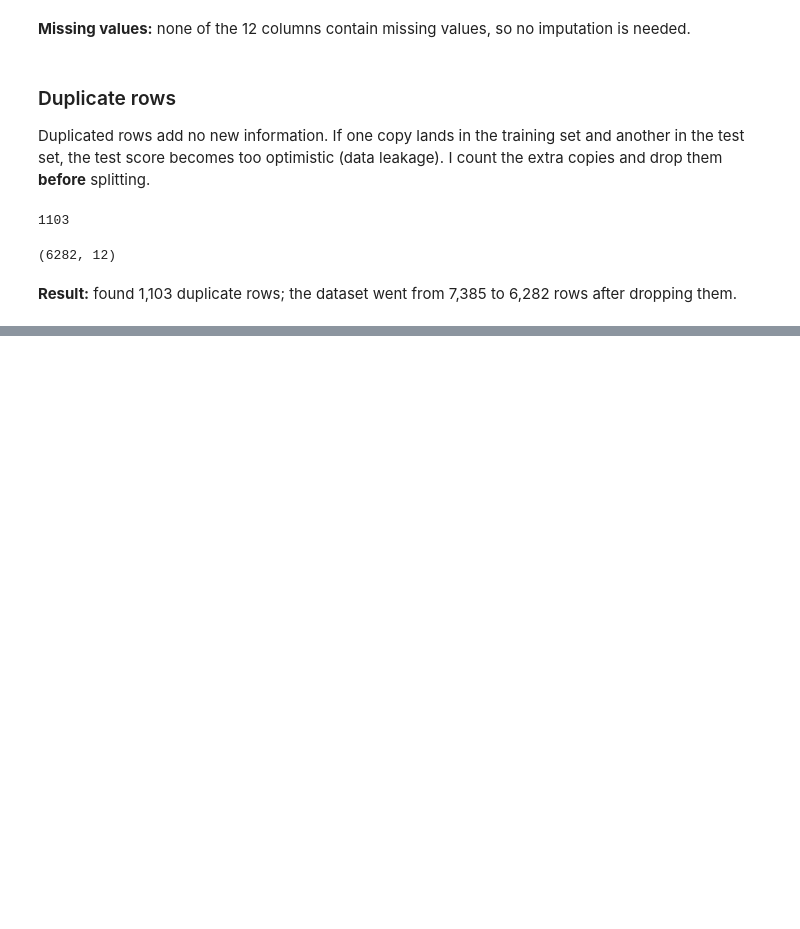
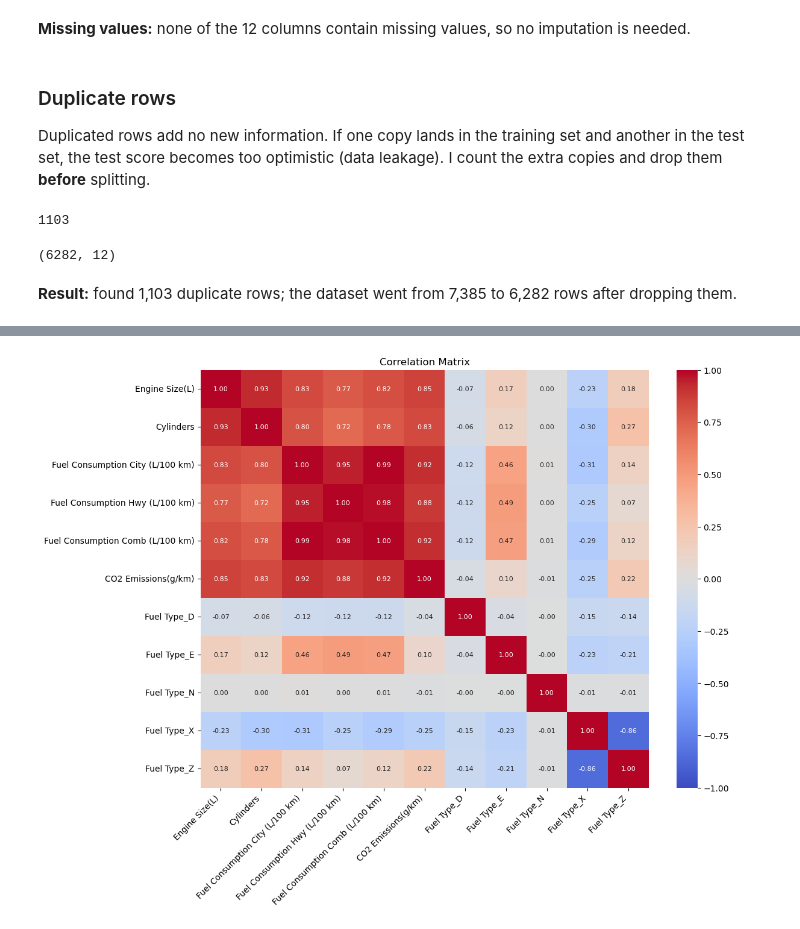
Before and after one commit to AliSadeghian2007/04-co2-emissions-backward-elimination, a Jupyter notebook: notebooks/notebook.ipynb, the cells around one changed output, grey strips where cells are left out. Drawn from its saved outputs; the diff is of its cells as text; code cells hidden in the pictures; blank space fills up the shorter version.

Commit message:
feat: select features and plot correlation heatmap

```diff
--- a/notebooks/notebook.ipynb
+++ b/notebooks/notebook.ipynb
@@ -85,7 +85,7 @@ print(dataset.duplicated().sum())
 # %% [output]
 1103
 # %%
-dataset.drop_duplicates(inplace=True)
+dataset=dataset.drop_duplicates().reset_index(drop=True)
 print(dataset.shape)
 # %% [output]
 (6282, 12)
@@ -93,0 +108,3 @@ print(dataset.shape)
+# %%
+dataset=dataset[['Engine Size(L)','Cylinders','Fuel Consumption City (L/100 km)','Fuel Consumption Hwy (L/100 km)','Fuel Consumption Comb (L/100 km)','Fuel Type','CO2 Emissions(g/km)']]
+dataset
@@ -93,0 +128,6 @@ print(dataset.shape)
+# %%
+import seaborn as sns
+import matplotlib.pyplot as plt
+dataset_encoded=pd.get_dummies(dataset,columns=['Fuel Type'])
+corr=dataset_encoded.corr(numeric_only=True)
+corr
@@ -93,0 +147,8 @@ print(dataset.shape)
+# %%
+plt.figure(figsize=(12,9))
+sns.heatmap(corr,annot=True,annot_kws={'size':8},cmap='coolwarm',fmt='.2f',vmax=1,vmin=-1)
+plt.xticks(rotation=45,ha='right')
+plt.title("Correlation Matrix")
+plt.show()
+# %% [output]
+[figure, added]
```
Also changed, not shown: parts of 5 cells of this notebook.
